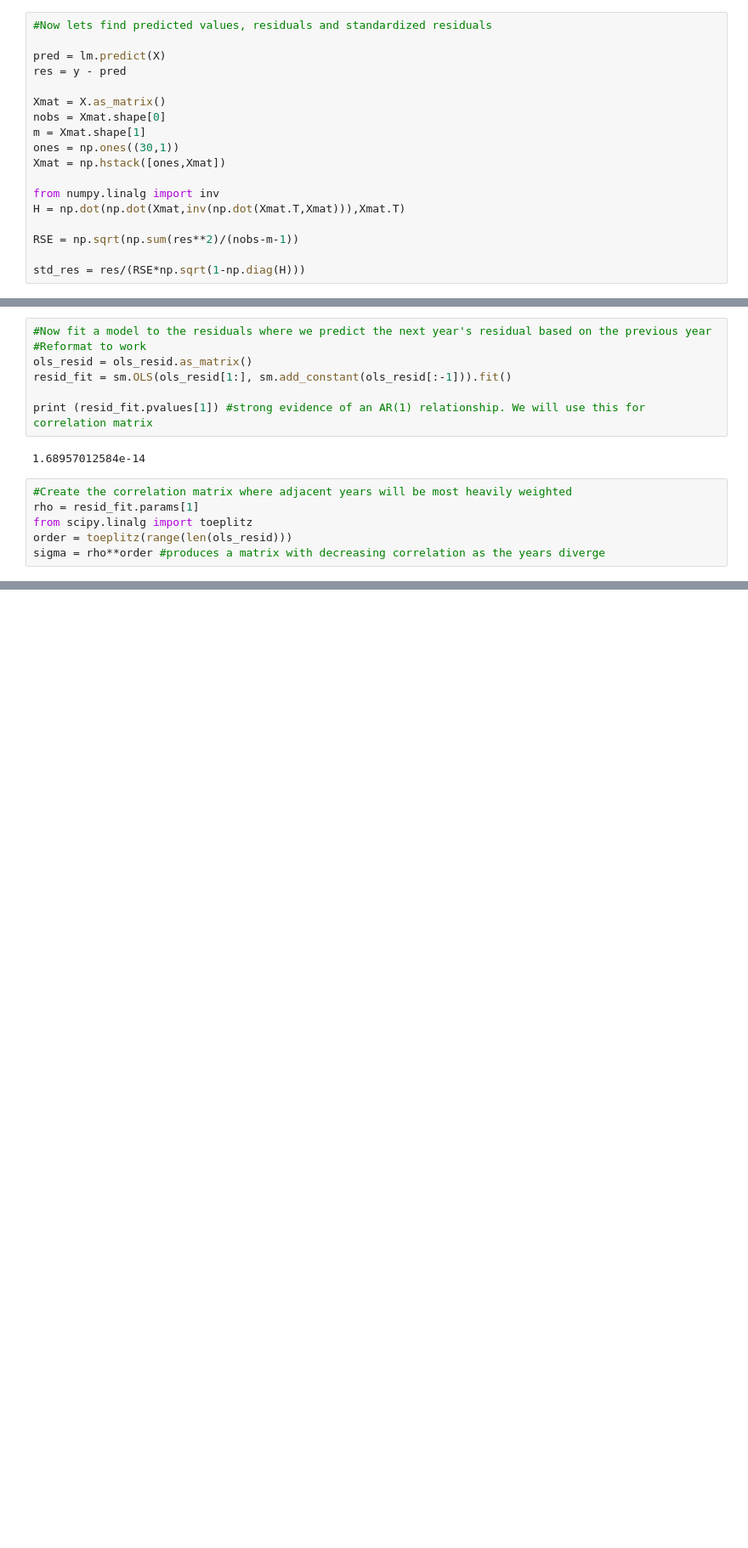
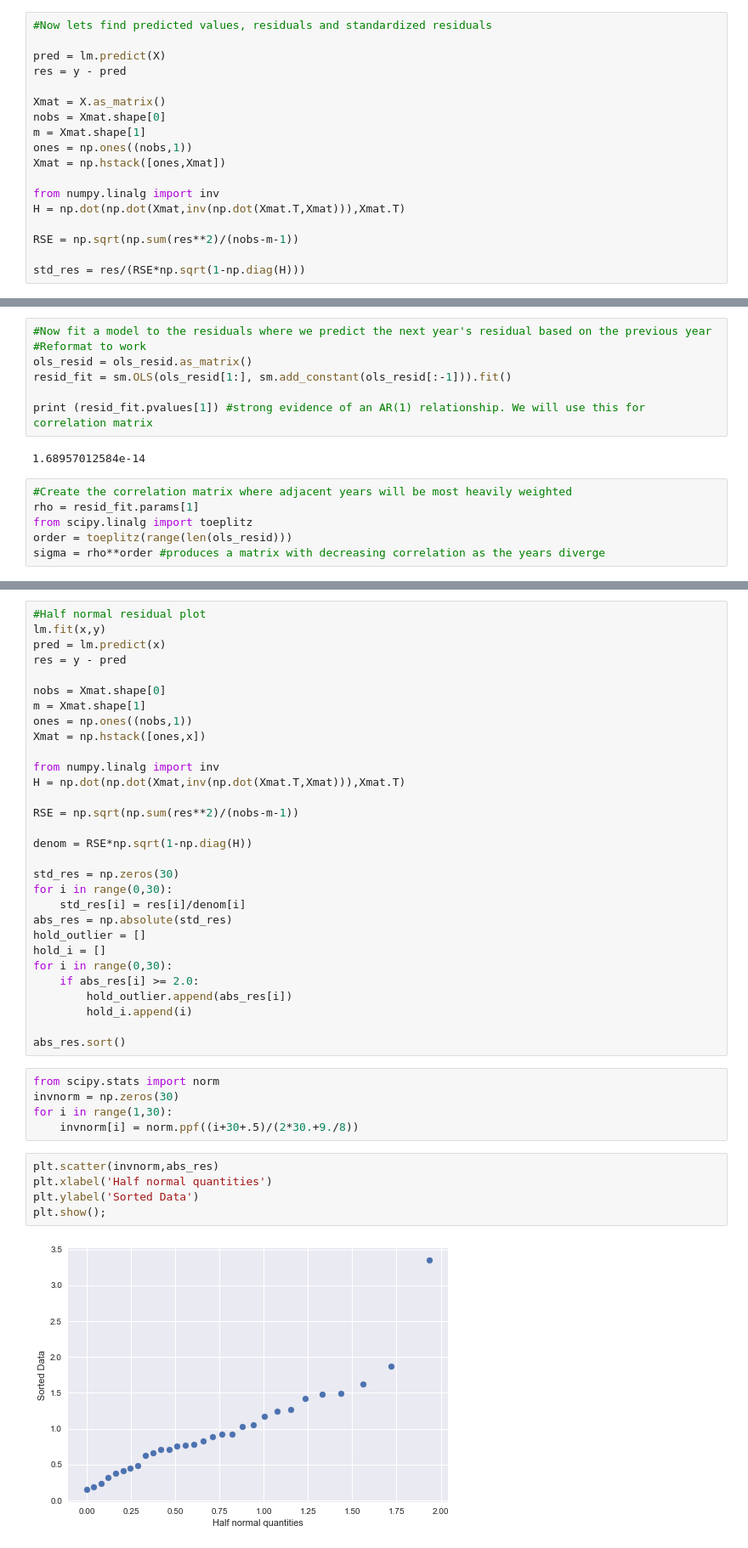
Before and after one commit to cshartrand/ISYE7401-RCode-To-Python, a Jupyter notebook: ISyE7401_PythonNotes.ipynb, the cells around one changed output, grey strips where cells are left out. Shown: that part at 85% size. Drawn from its saved outputs; the diff is of its cells as text; blank space fills up the shorter version.

```diff
--- a/ISyE7401_PythonNotes.ipynb
+++ b/ISyE7401_PythonNotes.ipynb
@@ -83,7 +83,7 @@ res = y - pred
 Xmat = X.as_matrix()
 nobs = Xmat.shape[0]
 m = Xmat.shape[1]
-ones = np.ones((30,1))
+ones = np.ones((nobs,1))
 Xmat = np.hstack([ones,Xmat])
 
 from numpy.linalg import inv
@@ -285,0 +324,42 @@ Warnings:
+# %%
+#Half normal residual plot
+lm.fit(x,y)
+pred = lm.predict(x)
+res = y - pred
+
+nobs = Xmat.shape[0]
+m = Xmat.shape[1]
+ones = np.ones((nobs,1))
+Xmat = np.hstack([ones,x])
+
+from numpy.linalg import inv
+H = np.dot(np.dot(Xmat,inv(np.dot(Xmat.T,Xmat))),Xmat.T)
+
+RSE = np.sqrt(np.sum(res**2)/(nobs-m-1))
+
+denom = RSE*np.sqrt(1-np.diag(H))
+
+std_res = np.zeros(30)
+for i in range(0,30):
+    std_res[i] = res[i]/denom[i]
+abs_res = np.absolute(std_res)
+hold_outlier = []
+hold_i = []
+for i in range(0,30):
+    if abs_res[i] >= 2.0:
+        hold_outlier.append(abs_res[i])
+        hold_i.append(i)
+
+abs_res.sort()
+# %%
+from scipy.stats import norm
+invnorm = np.zeros(30)
+for i in range(1,30):
+    invnorm[i] = norm.ppf((i+30+.5)/(2*30.+9./8))
+# %%
+plt.scatter(invnorm,abs_res)
+plt.xlabel('Half normal quantities')
+plt.ylabel('Sorted Data')
+plt.show();
+# %% [output]
+[figure, added]
```
Also changed, not shown: parts of 8 cells of this notebook.
